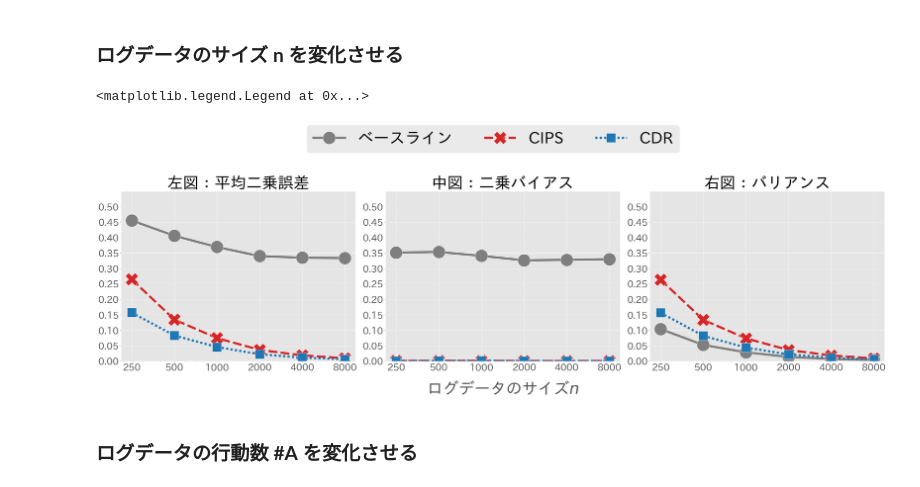
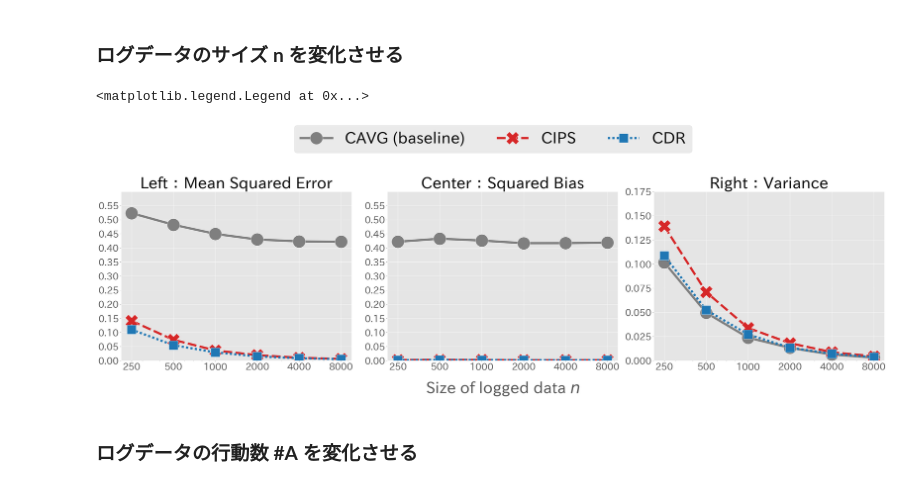
Before and after one commit to RickHub0115/Estimator-for-Offline-Policy-Evaluation-of-Recommending-Multiple-Actions-Considering-Platform-Wide-R, a Jupyter notebook: ope.ipynb, the cells around one changed output. Cells and saved outputs as stored; diff of their text form; code cells hidden in the pictures.

```diff
--- a/ope.ipynb
+++ b/ope.ipynb
@@ -21,7 +47,7 @@ plt.style.use('ggplot')
 ### ログデータのサイズ **n** を変化させる
 # %%
 ## シミュレーション設定
-num_runs = 500# シミュレーションの繰り返し回数(500)
+num_runs = 1000 # シミュレーションの繰り返し回数(500)
 dim_x = 10 # 特徴量xの次元
 num_actions = 20 # 行動数, |A|
 beta = -3 # データ収集方策のパラメータ
@@ -29,7 +55,7 @@ test_data_size = 100000 # 評価方策の真の性能を近似するためのテ
 random_state = 12345
 random_ = check_random_state(random_state)
 num_data_list = [250, 500, 1000, 2000, 4000, 8000] # データ収集方策が収集したログデータのサイズ
-k = 10    # 行動の組み合わせの要素の数
+k = 5 # 行動の組み合わせの要素の数
 # %%
 result_df_list = []
 ## 期待報酬関数を定義するためのパラメータを抽出
@@ -41,7 +67,6 @@ M_0 = random_.normal(size=(dim_x, num_actions))
 b_0 = random_.normal(size=(1, num_actions))
 
 for num_data in num_data_list:
-
     ## 評価方策の真の性能(policy value)を計算
     policy_value = calc_true_value(
         num_data=10000,
@@ -68,13 +93,16 @@ for num_data in num_data_list:
         )
 
         ## ログデータ上における評価方策の行動選択確率を計算
-        pi = eps_greedy_policy(offline_logged_data["cate_x_a"])
+        pi = eps_greedy_policy(
+            offline_logged_data["cate_x_a"],
+            eps=0.2,
+            k=k
+        )
 
         ## ログデータを用いてオフ方策評価を実行する
         estimated_policy_values = dict()
         estimated_policy_values["cavg"] = calc_cavg(offline_logged_data)
         estimated_policy_values["cips"] = calc_cips(offline_logged_data, pi)
-
         estimated_policy_values["cdr"] = calc_cdr(
             offline_logged_data, pi,
             q0_hat = offline_logged_data["q_x_a_0"] + random_.normal(-0.05, scale=0.05, size=(num_data, num_actions)),
@@ -96,5 +124,5 @@ result_df_data = pd.concat(result_df_list).reset_index(level=0)
 # %%
-y_label_dict = {"se": "左図：平均二乗誤差", "bias": "中図：二乗バイアス", "variance": "右図：バリアンス"}
+y_label_dict = {"se": "Left：Mean Squared Error", "bias": "Center：Squared Bias", "variance": "Right：Variance"}
 
 fig, ax_list = plt.subplots(1, 3, figsize=(35, 10), tight_layout=True)
 for i, y in enumerate(["se", "bias", "variance"]):
@@ -102,38 +130,45 @@ for i, y in enumerate(["se", "bias", "variance"]):
     sns.lineplot(
         markers=True,
         markersize=40,
         linewidth=7,
         legend=False,
         style="est",
         x="num_data",
         y=y,
         hue="est",
         ax=ax,
         ci=None,
         #palette=["tab:grey", "tab:red"],
         palette=["tab:grey", "tab:red", "tab:blue"],
         data=result_df_data,
     )
     ax.set_title(y_label_dict[y], fontsize=50)
     # yaxis
     ax.set_ylabel("")
-    ax.set_ylim(0.0, 0.55)
-    ax.set_yticks(np.arange(0.0,0.55,0.05))
+    if y == "se":
+        ax.set_ylim(0.0, 0.60)
+        ax.set_yticks(np.arange(0.0, 0.60, 0.05))
+    elif y == "bias":
+        ax.set_ylim(0.0, 0.60)
+        ax.set_yticks(np.arange(0.0, 0.60, 0.05))
+    elif y == "variance":
+        ax.set_ylim(0.0, 0.175)
+        ax.set_yticks(np.arange(0.0, 0.20, 0.025))
     ax.tick_params(axis="y", labelsize=30)
     ax.yaxis.set_label_coords(-0.1, 0.5)
     # xaxis
     ax.set_xscale("log")
     if i == 1:
-        ax.set_xlabel(r"ログデータのサイズ$n$", fontsize=50)
+        ax.set_xlabel(r"Size of logged data $n$", fontsize=50)
     else:
         ax.set_xlabel(r"", fontsize=40)
     ax.set_xticks(num_data_list)
     ax.set_xticklabels(num_data_list, fontsize=30)
     ax.xaxis.set_label_coords(0.5, -0.12)
-fig.legend(["ベースライン", "CIPS", "CDR"], fontsize=50, bbox_to_anchor=(0.5, 1.15), ncol=4, loc="center")
+fig.legend(["CAVG (baseline)", "CIPS", "CDR"], fontsize=50, bbox_to_anchor=(0.5, 1.15), ncol=4, loc="center")
 # %% [output]
 <matplotlib.legend.Legend at 0x...>
-[figure, old version]
+[figure, new version]
 # %% [markdown]
 ### ログデータの行動数 **#A** を変化させる
 # %%
```
Also changed, not shown: parts of 11 cells of this notebook, 1 other file.
